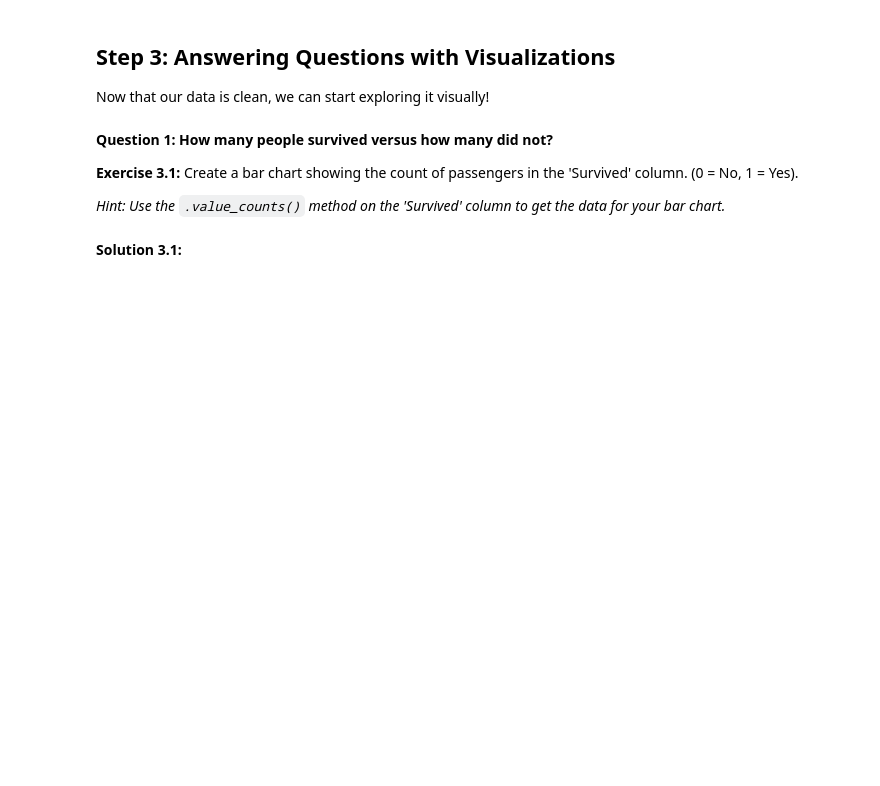
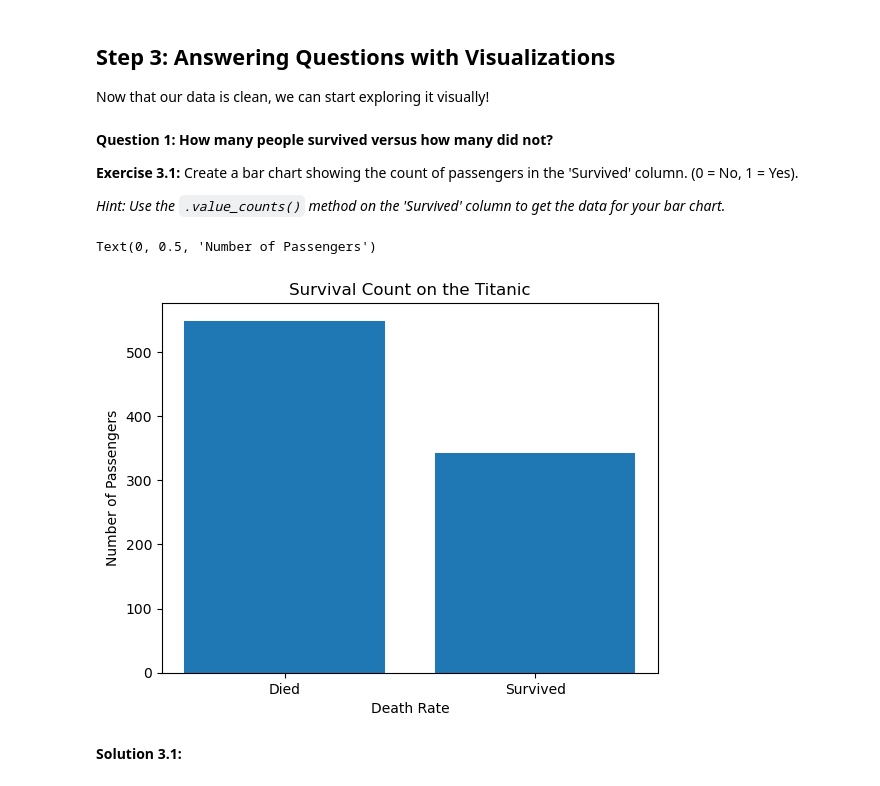
Before and after one commit to rksfn/scipy, a Jupyter notebook: week1_foundations_of_data_manipulation_and_visualization/day7_bringing_it_all2gether_mini_project.ipynb, the cells around one changed output. Saved outputs shown, nothing was run; the diff lists cells and outputs as text; code cells hidden in the pictures; blank space fills up the shorter version.

```diff
--- a/week1_foundations_of_data_manipulation_and_visualization/day7_bringing_it_all2gether_mini_project.ipynb
+++ b/week1_foundations_of_data_manipulation_and_visualization/day7_bringing_it_all2gether_mini_project.ipynb
@@ -60,0 +88,7 @@ From the output of `.info()`, you probably noticed that the 'Age' column has a l
+# %%
+# Your code here
+median_age = titanic_df["Age"].median()
+print(f"The median age is: {median_age}")
+
+titanic_df.fillna({"Age": median_age}, inplace=True)
+titanic_df.info()
@@ -89,3 +142,14 @@ Now that our data is clean, we can start exploring it visually!
+# %%
+# Your code here
+counts = titanic_df["Survived"].value_counts()
+plt.bar(["Died", "Survived"], counts.values)
+
+plt.title("Survival Count on the Titanic")
+plt.xlabel("Death Rate")
+plt.ylabel('Number of Passengers')
+# %% [output]
+Text(0, 0.5, 'Number of Passengers')
+[figure, added]
 # %% [markdown]
 **Solution 3.1:**
 # %%
```
Also changed, not shown: parts of 14 cells of this notebook.
